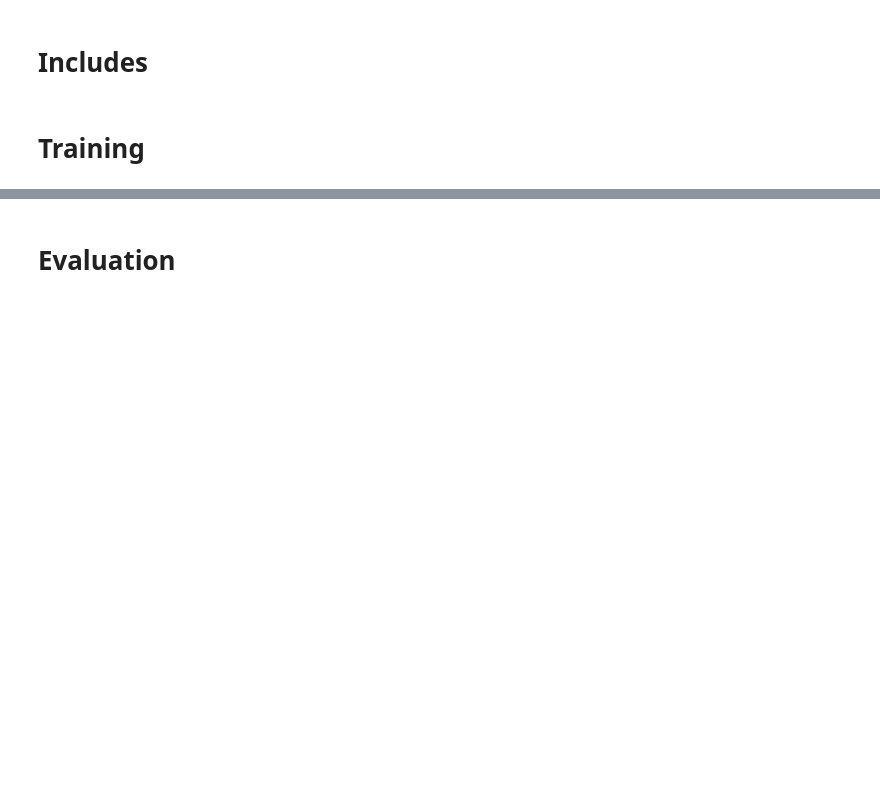
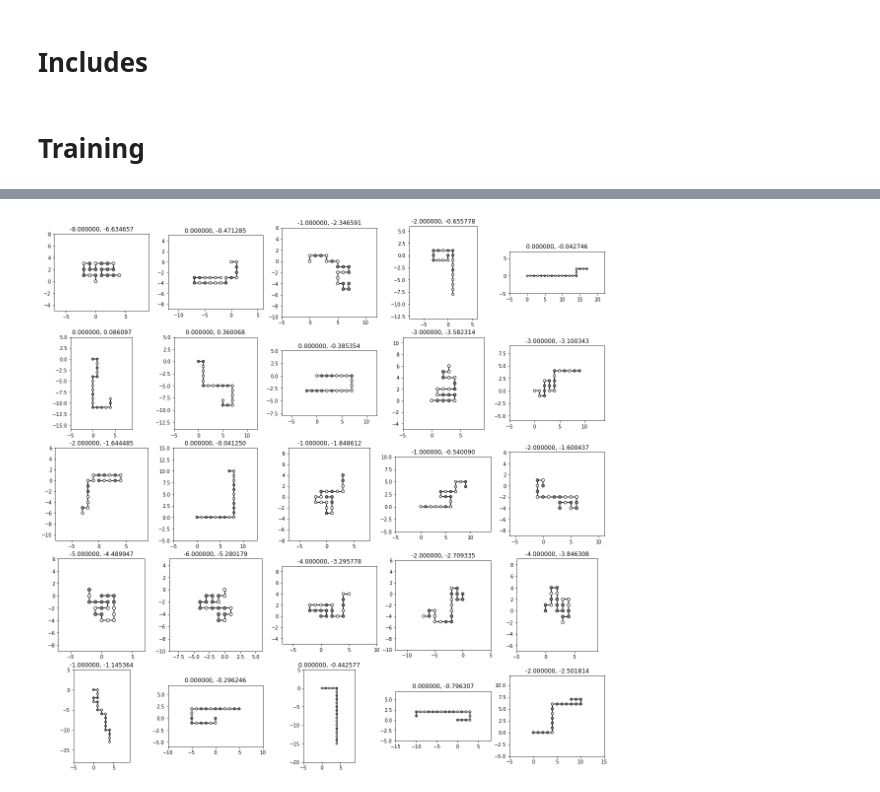
Before and after one commit to klavinslab/hp, a Jupyter notebook: train_energy.ipynb, the cells around one changed output, grey strips where cells are left out. Drawn from its saved outputs; the diff is of its cells as text; code cells hidden in the pictures; blank space fills up the shorter version.

Commit message:
incorporated memory module into energy training

```diff
--- a/train_energy.ipynb
+++ b/train_energy.ipynb
@@ -33,4 +34,22 @@ from energy import Energy
 dev = "cuda:0"
 # %% [markdown]
 # Training
+# %%
+def add_to_memory(mem, n):
+    for _ in range(n):
+        hp = HP.random(SEQUENCE_LENGTH)
+        mem.push(hp.one_hot(dev=dev), hp.conf_one_hot(dev=dev))
+    return mem
+
+def hp_step(mem,idx):
+    for i in idx:
+        hp = HP.create_from_one_hots(mem.sequences[i], mem.conformations[i])
+        hp.minimize_step()
+        mem.conformations[i] = hp.conf_one_hot(dev=dev)
+
+def randomize_a_conformation(mem):
+    i = random.randint(0,len(mem)-1)
+    hp = HP.create_from_one_hots(mem.sequences[i], mem.conformations[i])
+    hp.randomize_conf()
+    mem.conformations[i] = hp.conf_one_hot(dev=dev)
 # %%
@@ -84,7 +116,11 @@ plt.plot(losses)
 # %%
 fig,ax = plt.subplots(5,5,figsize=(20,20))
+idx, sequences, conformations = memory.sample(BATCH_SIZE)
+inputs = energy.combine(sequences,conformations)
+estimates = energy(inputs)
 for i in range(25):
-    proteins[i].show(ax[int(i/5),i%5])
-    ax[int(i/5),i%5].set_title("%f, %f" % (proteins[i].energy(), estimates[i]))
+    hp = HP.create_from_one_hots(sequences[i], conformations[i])
+    hp.show(ax[int(i/5),i%5])
+    ax[int(i/5),i%5].set_title("%f, %f" % (hp.energy(), estimates[i]))
+# %% [output]
+[figure, added]
-# %% [markdown]
-# Evaluation
```
Also changed, not shown: parts of 6 cells of this notebook, 5 other files.
